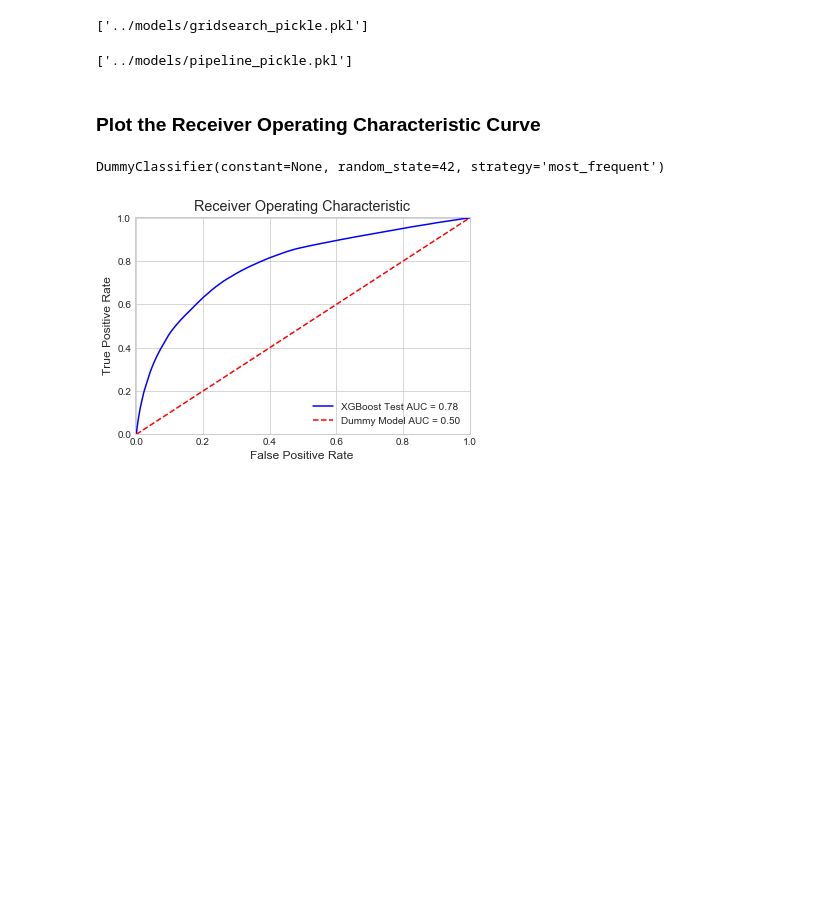
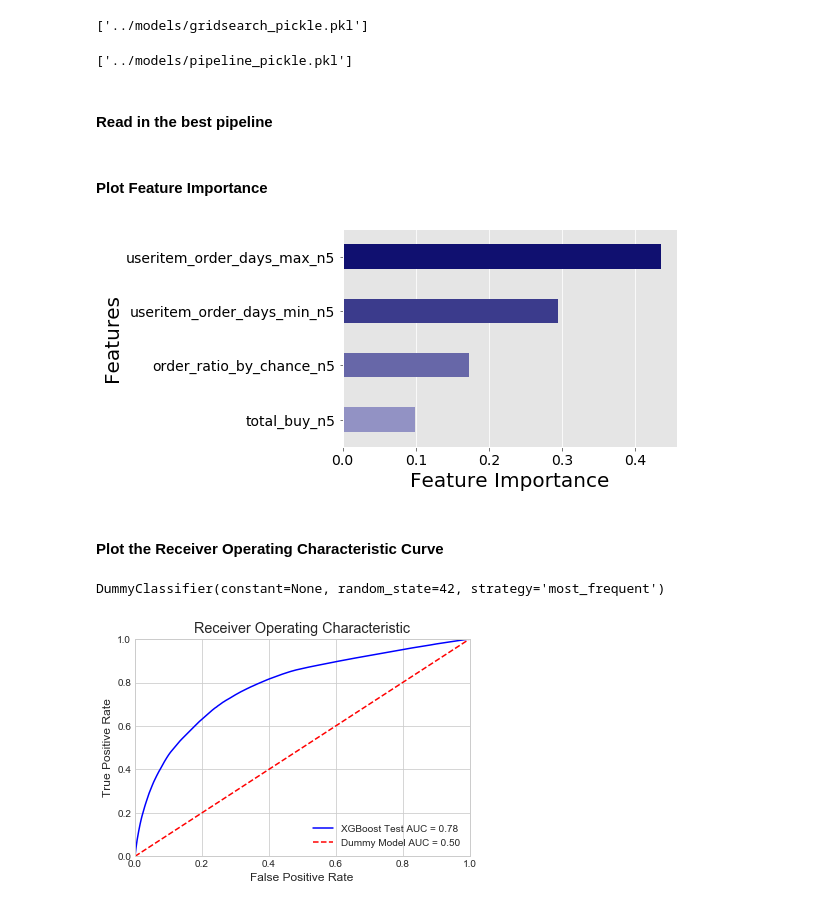
Before and after one commit to zkneupper/Instacart-Prediction-Capstone, a Jupyter notebook: notebooks/Model.ipynb, the cells around one changed output. Drawn from its saved outputs; the diff is of its cells as text; code cells hidden in the pictures; blank space fills up the shorter version.

```diff
--- a/notebooks/Model.ipynb
+++ b/notebooks/Model.ipynb
@@ -150,5 +151,61 @@ best_pipeline_path = os.path.join(models_folder,
 joblib.dump(grid.best_estimator_, best_pipeline_path)
 # %% [output]
 ['../models/pipeline_pickle.pkl']
+# %% [markdown]
+#### Read in the best pipeline
+# %%
+best_pipeline_file_name = 'pipeline_pickle.pkl'
+
+best_pipeline_path = os.path.join(models_folder,
+                                  best_pipeline_file_name)
+# %%
+clf = joblib.load(best_pipeline_path)
+# %% [markdown]
+#### Plot Feature Importance
+# %%
+feature_importance = clf.steps[1][1].feature_importances_
+
+feature_names = list(df.drop('y', axis=1).columns)
+
+df_fi = pd.DataFrame({'Features': feature_names,
+                      'Feature Importance': feature_importance})
+
+df_fi.sort_values('Feature Importance', ascending=False, inplace=True)
+# %%
+fig, ax = plt.subplots()
+
+sns.barplot(x=df_fi['Feature Importance'],
+            y=df_fi['Features'],
+            palette=sns.light_palette("navy", reverse=True),
+            ax=ax)
+
+plt.tick_params(labelsize=14,labelcolor="black")
+plt.xlabel('Feature Importance', fontsize=20, color='black')
+plt.ylabel('Features', fontsize=20, color='black')
+
+def change_height(ax, new_value) :
+    for patch in ax.patches :
+        current_width = patch.get_height()#get_width()
+        diff = current_width - new_value
+
+        # we change the bar width
+        patch.set_height(new_value)#set_width(new_value)
+
+        # we recenter the bar
+        patch.set_y(patch.get_y() + diff * .5)
+
+change_height(ax, .45)
+
+# figure file_name
+fig_file_name = 'feature_importance'
+
+# figure file_path
+fig_path = os.path.join(figures_dir,
+                        fig_file_name)
+
+# Save the figure
+plt.savefig(fig_path, dpi = 300, bbox_inches='tight')
+# %% [output]
+[figure, added]
 # %% [markdown]
-### Plot the Receiver Operating Characteristic Curve
+#### Plot the Receiver Operating Characteristic Curve
```
Also changed, not shown: parts of 4 cells of this notebook.
